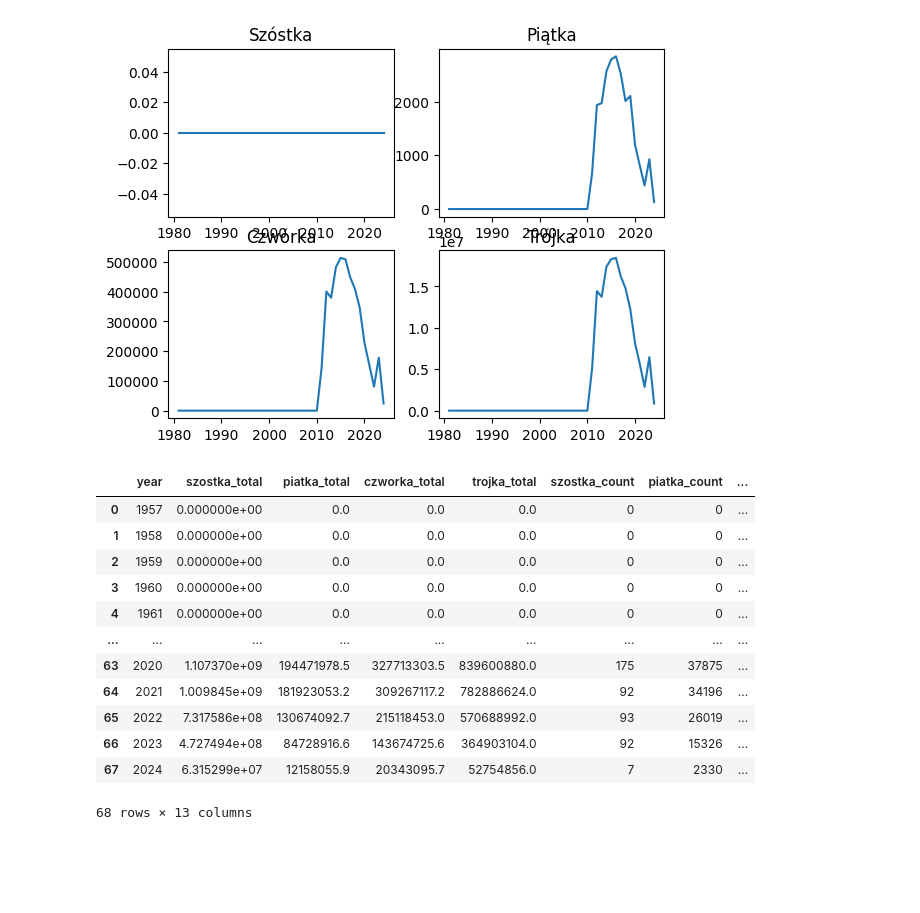
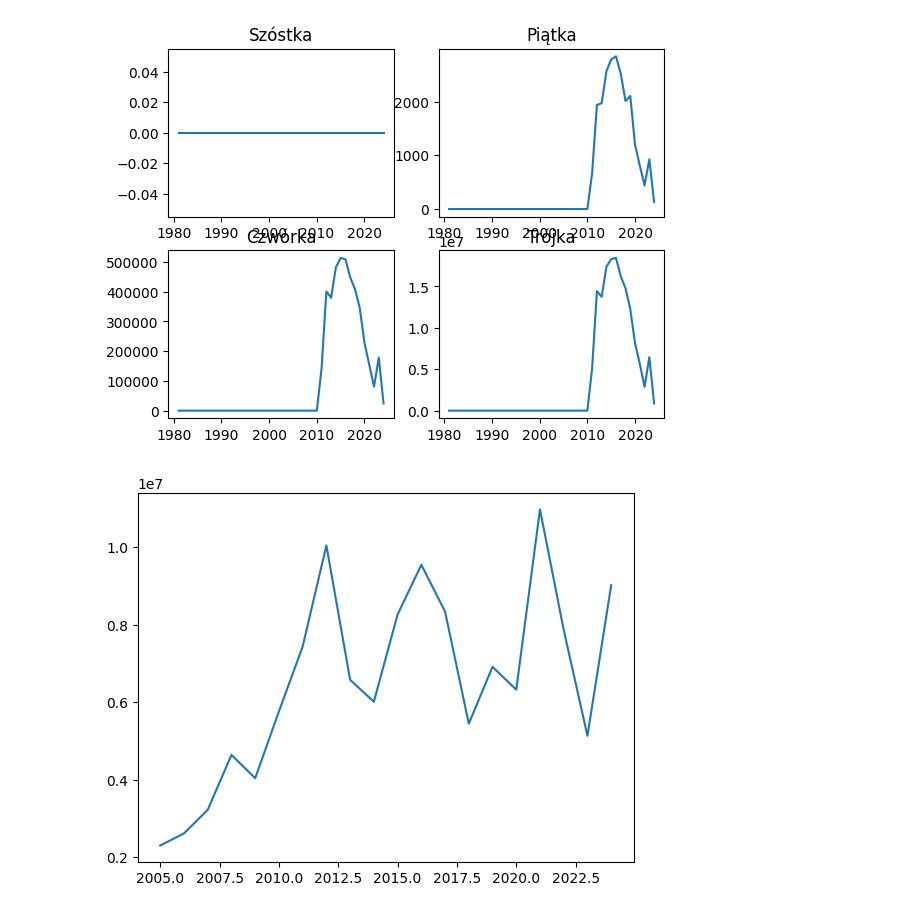
Before and after one commit to DEENUU1/lotto-analytics, a Jupyter notebook: analytics.ipynb, the cells around one changed output. Cells and saved outputs as stored; diff of their text form; code cells hidden in the pictures; blank space fills up the shorter version.

```diff
--- a/analytics.ipynb
+++ b/analytics.ipynb
@@ -128,20 +126,24 @@ def get_average_win_value_by_year(dataset) -> None:
     result['czworka_avg'] = result['czworka_total'] / result['czworka_count']
     result['trojka_avg'] = result['trojka_total'] / result['trojka_count']
 
+    total = result['szostka_total'] + result['piatka_total'] + result['czworka_total'] + result['trojka_total']
+    count = result['szostka_count'] + result['piatka_count'] + result['czworka_count'] + result['trojka_count']
+
+    result["total_avg"] = total / count
+
     return result
+# %%
+def get_plot_average_price_value_by_year(data, avg_type) -> None:
+
+    x = data["year"]
+    y = data[avg_type]
+
+    plt.plot(x, y)
+
+    plt.show()
 # %%
-get_average_win_value_by_year(lotto)
+lotto_average_win_value_by_year = get_average_win_value_by_year(lotto)
-# %% [output]
-|  | year | szostka_total | piatka_total | czworka_total | trojka_total | szostka_count | piatka_count | ... |
-| 0 | 1957 | 0.000000e+00 | 0.0 | 0.0 | 0.0 | 0 | 0 | ... |
-| 1 | 1958 | 0.000000e+00 | 0.0 | 0.0 | 0.0 | 0 | 0 | ... |
-| 2 | 1959 | 0.000000e+00 | 0.0 | 0.0 | 0.0 | 0 | 0 | ... |
-| 3 | 1960 | 0.000000e+00 | 0.0 | 0.0 | 0.0 | 0 | 0 | ... |
-| 4 | 1961 | 0.000000e+00 | 0.0 | 0.0 | 0.0 | 0 | 0 | ... |
-| ... | ... | ... | ... | ... | ... | ... | ... | ... |
-| 63 | 2020 | 1.107370e+09 | 194471978.5 | 327713303.5 | 839600880.0 | 175 | 37875 | ... |
-| 64 | 2021 | 1.009845e+09 | 181923053.2 | 309267117.2 | 782886624.0 | 92 | 34196 | ... |
-| 65 | 2022 | 7.317586e+08 | 130674092.7 | 215118453.0 | 570688992.0 | 93 | 26019 | ... |
-| 66 | 2023 | 4.727494e+08 | 84728916.6 | 143674725.6 | 364903104.0 | 92 | 15326 | ... |
-| 67 | 2024 | 6.315299e+07 | 12158055.9 | 20343095.7 | 52754856.0 | 7 | 2330 | ... |
-68 rows × 13 columns
+# %%
+get_plot_average_price_value_by_year(lotto_average_win_value_by_year, "szostka_avg")
+# %% [output]
+[figure, added]
```
Also changed, not shown: parts of 16 cells of this notebook, 1 other file.
